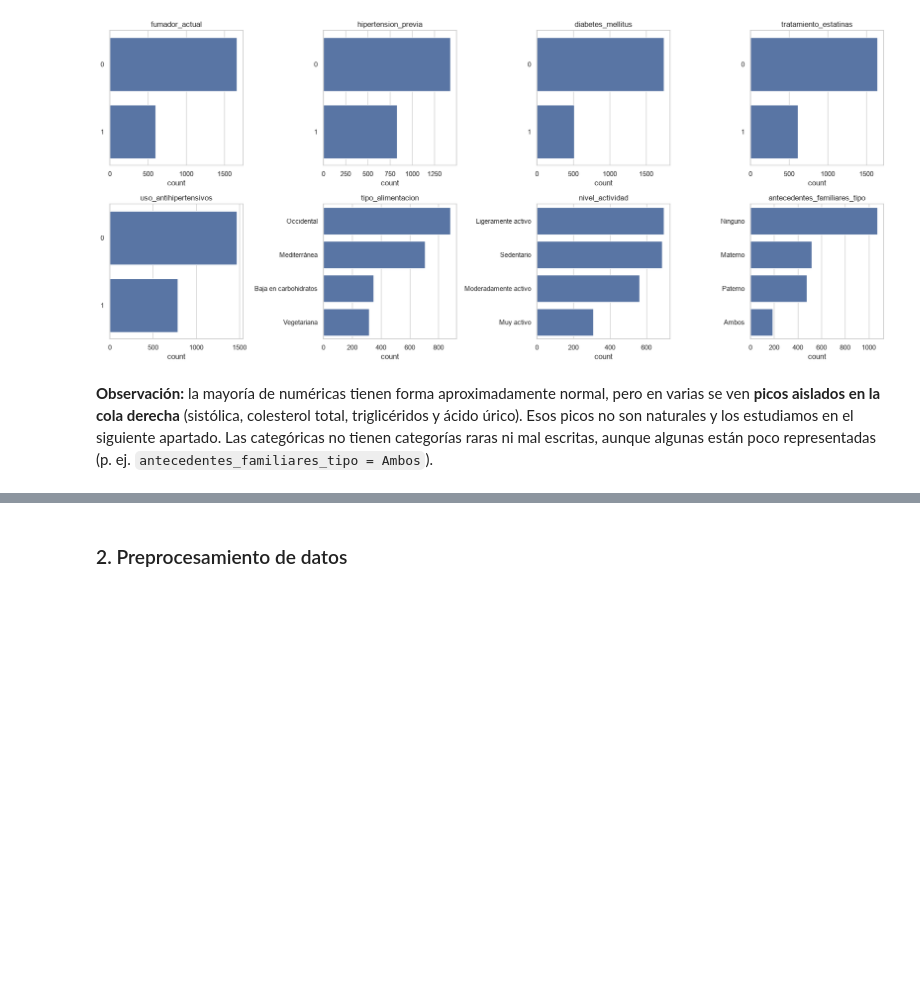
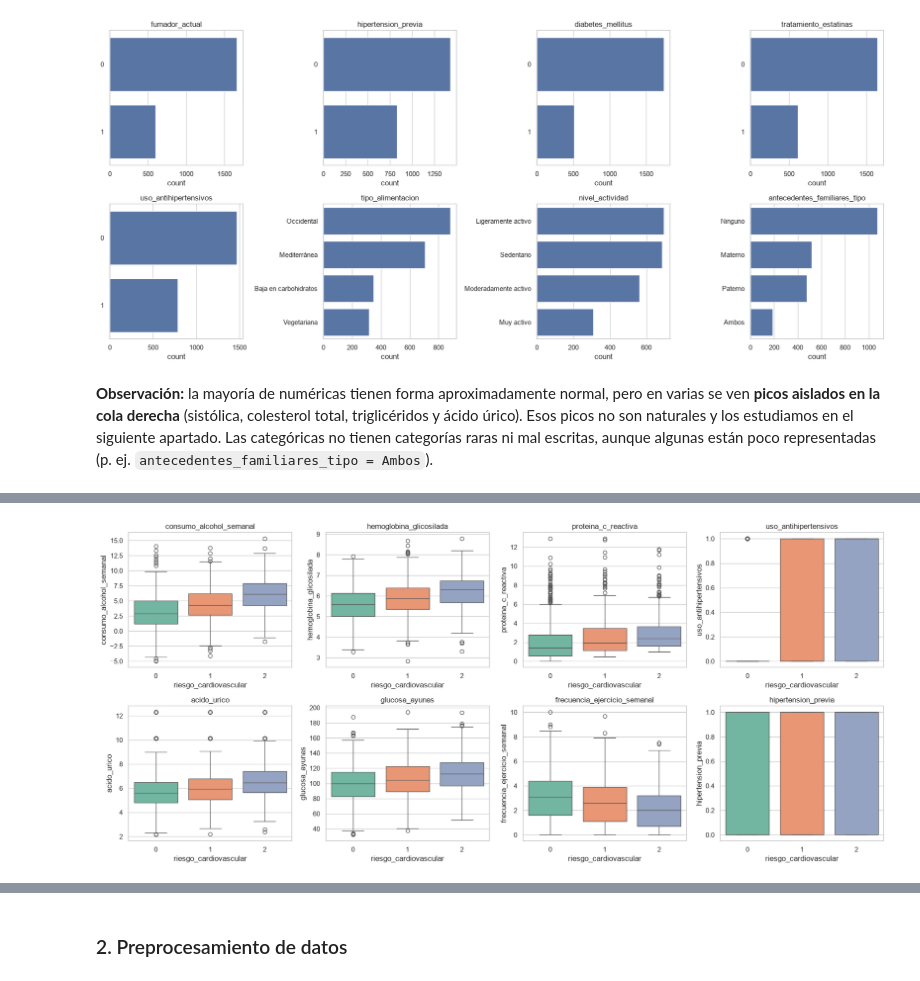
Before and after one commit to alberct96/ML-Entregable1, a Jupyter notebook: ML-Entregable1.ipynb, the cells around one changed output, grey strips where cells are left out. Saved outputs shown, nothing was run; the diff lists cells and outputs as text; code cells hidden in the pictures; blank space fills up the shorter version.

```diff
--- a/ML-Entregable1.ipynb
+++ b/ML-Entregable1.ipynb
@@ -205,0 +388,10 @@ plt.show()
+# %%
+top = corr_target.abs().sort_values(ascending=False).index[:8]
+fig, axes = plt.subplots(2, 4, figsize=(18, 8))
+for ax, col in zip(axes.flat, top):
+    sns.boxplot(x=target, y=col, data=df, hue=target, palette="Set2", legend=False, ax=ax)
+    ax.set_title(col)
+plt.tight_layout()
+plt.show()
+# %% [output]
+[figure, added]
```
Also changed, not shown: parts of 21 cells of this notebook.
